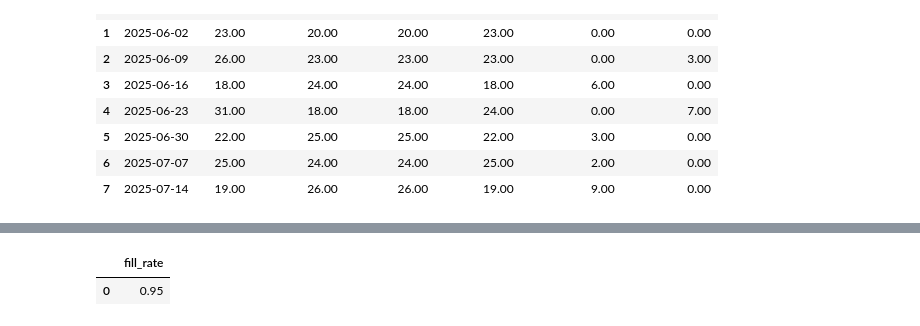
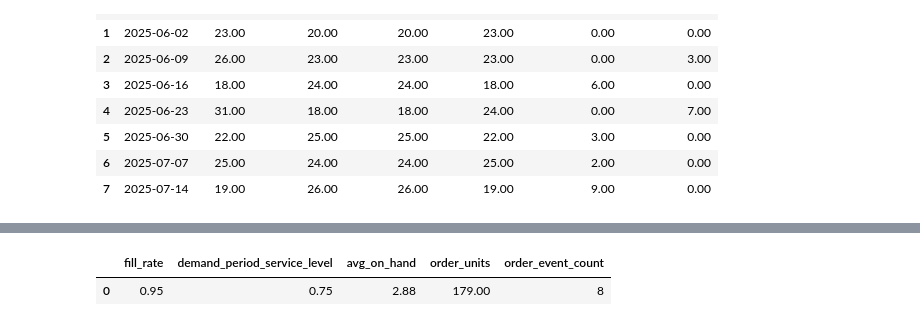
Before and after one commit to FilTheo/stockcast, a Jupyter notebook: examples/notebooks/04_forecast_to_inventory_integration.ipynb, the cells around one changed output, grey strips where cells are left out. Saved outputs shown, nothing was run; the diff lists cells and outputs as text; code cells hidden in the pictures.

```diff
--- a/examples/notebooks/04_forecast_to_inventory_integration.ipynb
+++ b/examples/notebooks/04_forecast_to_inventory_integration.ipynb
@@ -536,9 +546,27 @@ period_events[event_columns]
 # %%
-from stockcast.evaluation import InventoryEvaluator, fill_rate
+from stockcast.evaluation import (
+    InventoryEvaluator,
+    avg_on_hand,
+    demand_period_service_level,
+    fill_rate,
+    order_event_count,
+    order_units,
+)
 
 evaluator = InventoryEvaluator()
 evaluator.fit(simulation_result=result, window="scoring")
-evaluator.evaluate(metrics=[fill_rate], groupby=[])
+
+# groupby=[] pools every week into a single row.
+evaluator.evaluate(
+    metrics=[
+        fill_rate,
+        demand_period_service_level,
+        avg_on_hand,
+        order_units,
+        order_event_count,
+    ],
+    groupby=[],
+)
 # %% [output]
-|  | fill_rate |
-| 0 | 0.95 |
+|  | fill_rate | demand_period_service_level | avg_on_hand | order_units | order_event_count |
+| 0 | 0.95 | 0.75 | 2.88 | 179.00 | 8 |
```
Also changed, not shown: parts of 1 cell of this notebook.
